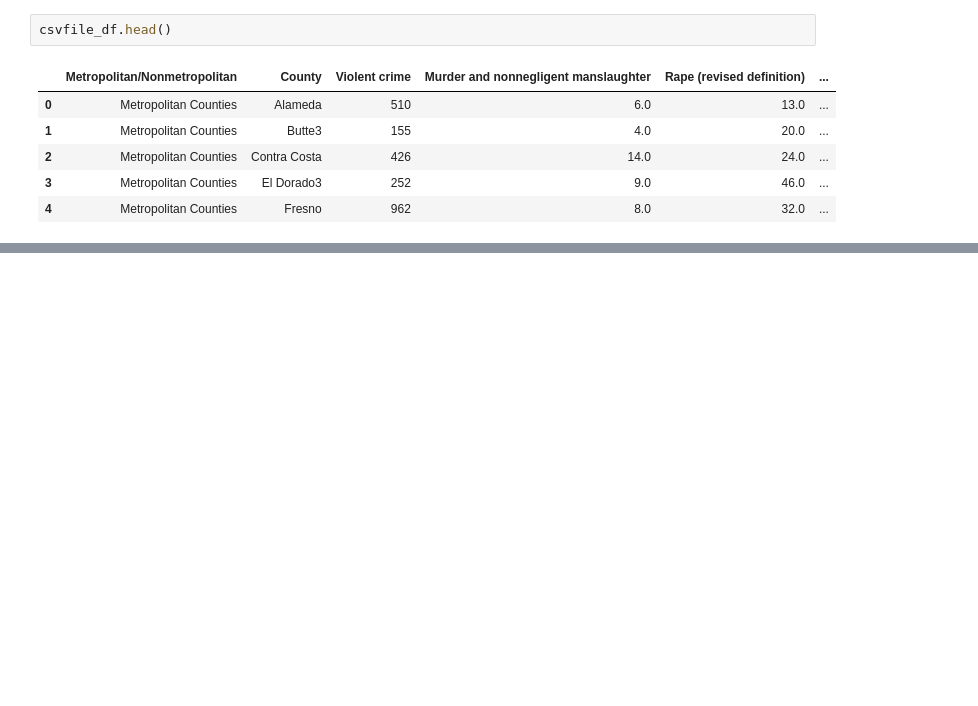
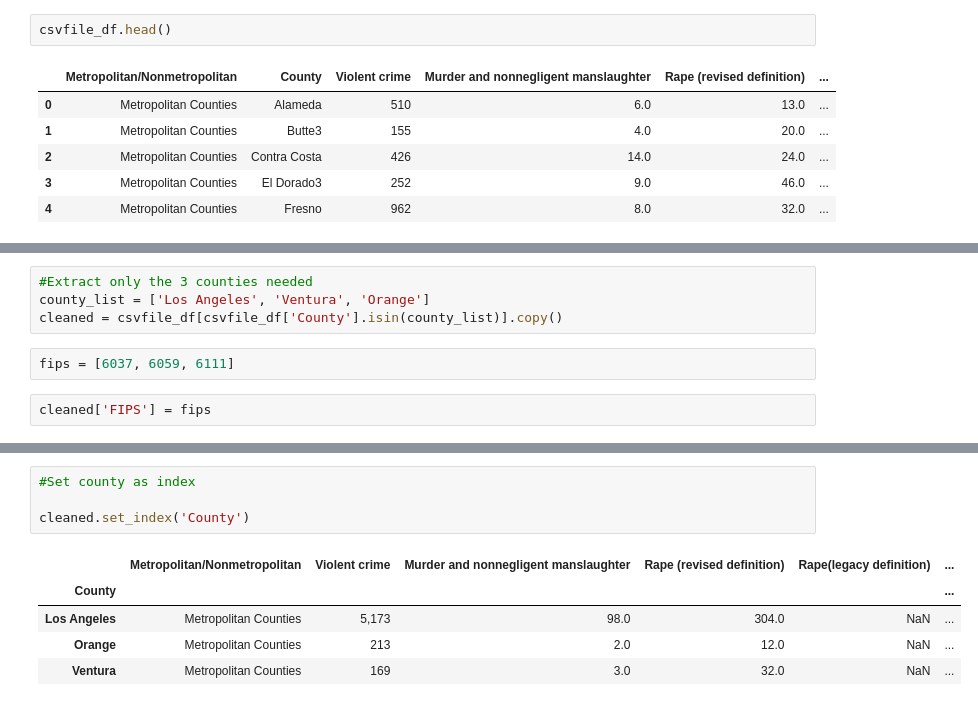
Before and after one commit to devinj0325/ETL-Project, a Jupyter notebook: src/OffensesbyCounty.ipynb, the cells around one changed output, grey strips where cells are left out. Cells and saved outputs as stored; diff of their text form; blank space fills up the shorter version.

```diff
--- a/src/OffensesbyCounty.ipynb
+++ b/src/OffensesbyCounty.ipynb
@@ -60,0 +38,8 @@ TypeError: insert() missing 2 required positional arguments: 'loc' and 'value'
+# %%
+#Extract only the 3 counties needed
+county_list = ['Los Angeles', 'Ventura', 'Orange']
+cleaned = csvfile_df[csvfile_df['County'].isin(county_list)].copy()
+# %%
+fips = [6037, 6059, 6111]
+# %%
+cleaned['FIPS'] = fips
@@ -60,0 +53,10 @@ TypeError: insert() missing 2 required positional arguments: 'loc' and 'value'
+# %%
+#Set county as index
+
+cleaned.set_index('County')
+# %% [output]
+|  | Metropolitan/Nonmetropolitan | Violent crime | Murder and nonnegligent manslaughter | Rape (revised definition) | Rape(legacy definition) | ... |
+| County |  |  |  |  |  | ... |
+| Los Angeles | Metropolitan Counties | 5,173 | 98.0 | 304.0 | NaN | ... |
+| Orange | Metropolitan Counties | 213 | 2.0 | 12.0 | NaN | ... |
+| Ventura | Metropolitan Counties | 169 | 3.0 | 32.0 | NaN | ... |
```
Also changed, not shown: parts of 5 cells of this notebook.
